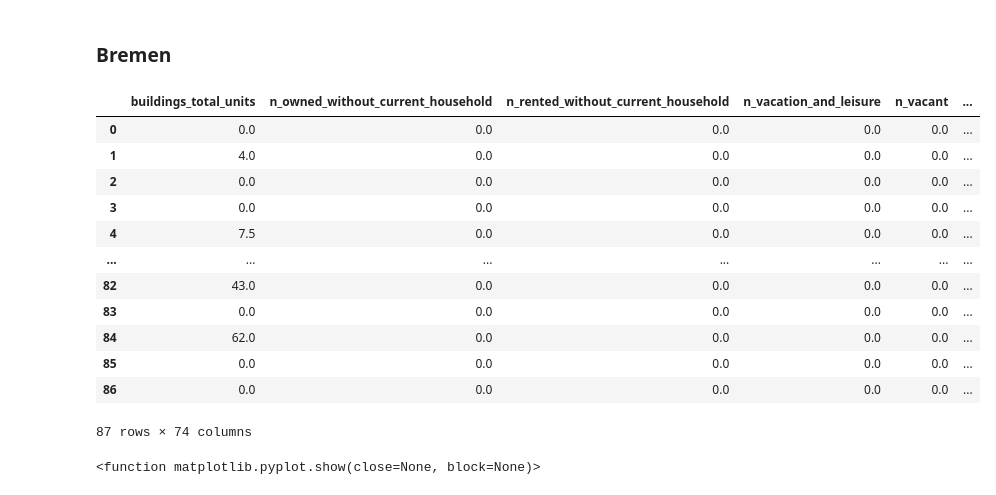
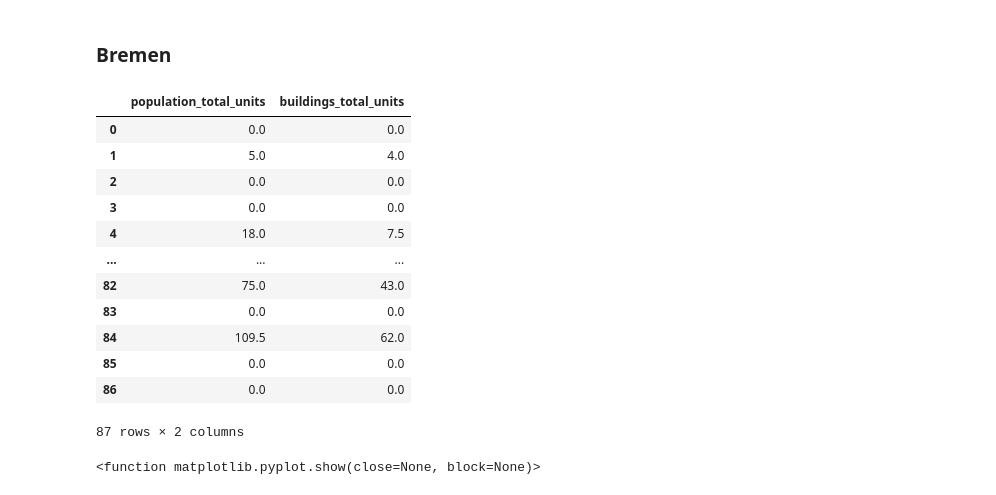
Before and after one commit to Schalwal/Geo-paw-sitioning, a Jupyter notebook: notebooks/landprice_prediction.ipynb, the cells around one changed output. Cells and saved outputs as stored; diff of their text form; code cells hidden in the pictures.

```diff
--- a/notebooks/landprice_prediction.ipynb
+++ b/notebooks/landprice_prediction.ipynb
@@ -156,21 +204,21 @@ Accuracy: 0.43 (+/- 0.43)
 df_bremen = ls_df_cities[1].drop(columns = ["geometry", "City_Name", "City_Code", "index_right", "Neighborhood_FID", "District_Name",
 "Neighborhood_Code", "District_Code"])
 # %%
-df_bremen
+df_bremen[["population_total_units", "buildings_total_units"]]
 # %% [output]
-|  | buildings_total_units | n_owned_without_current_household | n_rented_without_current_household | n_vacation_and_leisure | n_vacant | ... |
-| 0 | 0.0 | 0.0 | 0.0 | 0.0 | 0.0 | ... |
-| 1 | 4.0 | 0.0 | 0.0 | 0.0 | 0.0 | ... |
-| 2 | 0.0 | 0.0 | 0.0 | 0.0 | 0.0 | ... |
-| 3 | 0.0 | 0.0 | 0.0 | 0.0 | 0.0 | ... |
-| 4 | 7.5 | 0.0 | 0.0 | 0.0 | 0.0 | ... |
-| ... | ... | ... | ... | ... | ... | ... |
-| 82 | 43.0 | 0.0 | 0.0 | 0.0 | 0.0 | ... |
-| 83 | 0.0 | 0.0 | 0.0 | 0.0 | 0.0 | ... |
-| 84 | 62.0 | 0.0 | 0.0 | 0.0 | 0.0 | ... |
-| 85 | 0.0 | 0.0 | 0.0 | 0.0 | 0.0 | ... |
-| 86 | 0.0 | 0.0 | 0.0 | 0.0 | 0.0 | ... |
+|  | population_total_units | buildings_total_units |
+| 0 | 0.0 | 0.0 |
+| 1 | 5.0 | 4.0 |
+| 2 | 0.0 | 0.0 |
+| 3 | 0.0 | 0.0 |
+| 4 | 18.0 | 7.5 |
+| ... | ... | ... |
+| 82 | 75.0 | 43.0 |
+| 83 | 0.0 | 0.0 |
+| 84 | 109.5 | 62.0 |
+| 85 | 0.0 | 0.0 |
+| 86 | 0.0 | 0.0 |
-87 rows × 74 columns
+87 rows × 2 columns
 # %%
 corr = np.corrcoef(df_bremen)
 
```
Also changed, not shown: parts of 13 cells of this notebook.
